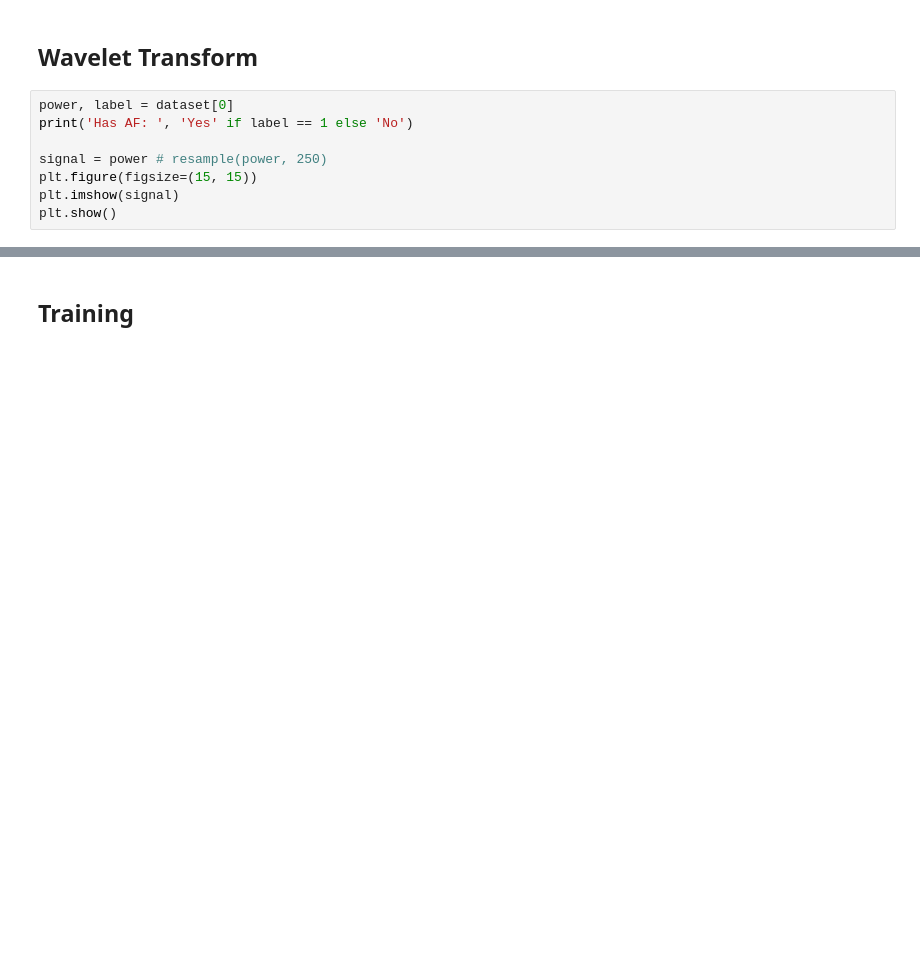
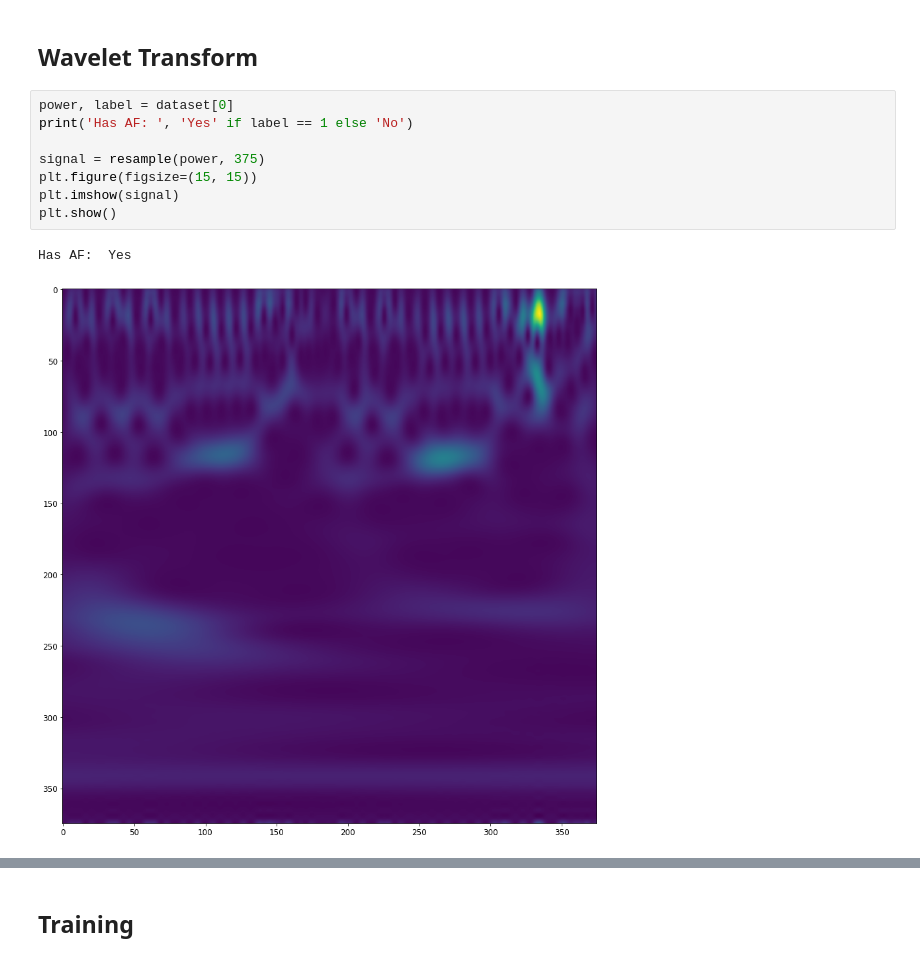
Before and after one commit to kalifadan/Final_project_cs236781, a Jupyter notebook: src/Model-CNN.ipynb, the cells around one changed output, grey strips where cells are left out. Drawn from its saved outputs; the diff is of its cells as text; blank space fills up the shorter version.

```diff
--- a/src/Model-CNN.ipynb
+++ b/src/Model-CNN.ipynb
@@ -65,9 +72,12 @@ print("Samples with AF: ", dataset.labels.sum().item())
 # %%
 power, label = dataset[0]
 print('Has AF: ', 'Yes' if label == 1 else 'No')
 
-signal = power # resample(power, 250)
+signal = resample(power, 375)
 plt.figure(figsize=(15, 15))
 plt.imshow(signal)
 plt.show()
+# %% [output]
+Has AF:  Yes
+[figure, added]
 # %%
```
Also changed, not shown: parts of 9 cells of this notebook, 2 other files.
